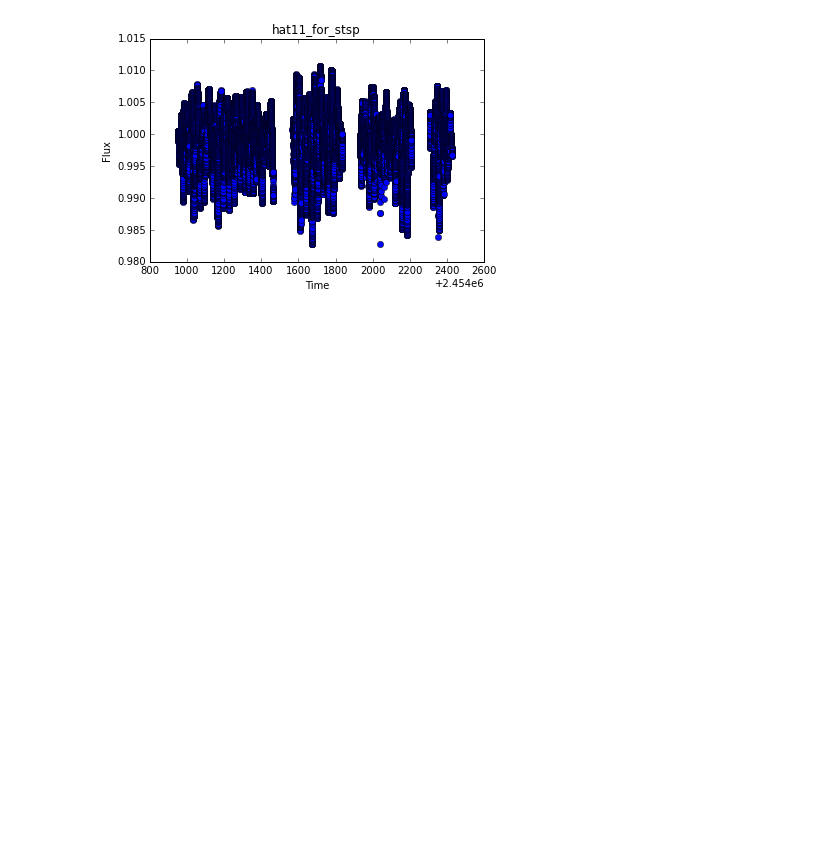
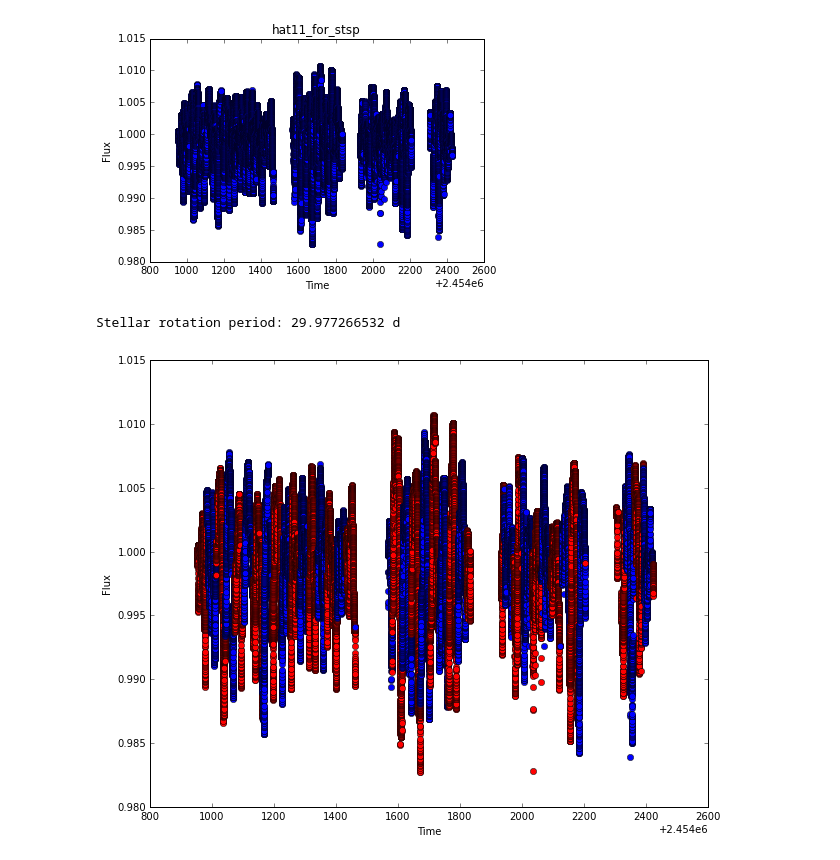
Before and after one commit to bmorris3/hat-11, a Jupyter notebook: data/prep_lightcurves.ipynb, the cells around one changed output. Cells and saved outputs as stored; diff of their text form; code cells hidden in the pictures; blank space fills up the shorter version.

```diff
--- a/data/prep_lightcurves.ipynb
+++ b/data/prep_lightcurves.ipynb
@@ -44,3 +39,18 @@ hat11_for_stsp.save_to(data_path, overwrite=True)
 hat11_for_stsp.plot()
 # %% [output]
 [figure]
+# %%
+rotation_period = np.loadtxt('../params/stellar_rotation_period.txt')*u.day
+print('Stellar rotation period: {0}'.format(rotation_period))
+
+hat11_for_stsp.save_split_at_stellar_rotations(data_path, rotation_period)
+# %% [output]
+Stellar rotation period: 29.977266532 d
+# %%
+lightcurves = get_lightcurves_from_rotation_files('../lightcurves/hat11_for_stsp/')
+fig, ax = plt.subplots(figsize=(10,8))
+for i, lc in enumerate(lightcurves):
+    lc.plot(ax=ax, show=False, color='r' if i % 2 == 0 else 'b')
+plt.show()
+# %% [output]
+[figure, added]
```
Also changed, not shown: parts of 2 cells of this notebook, 7 other files.
